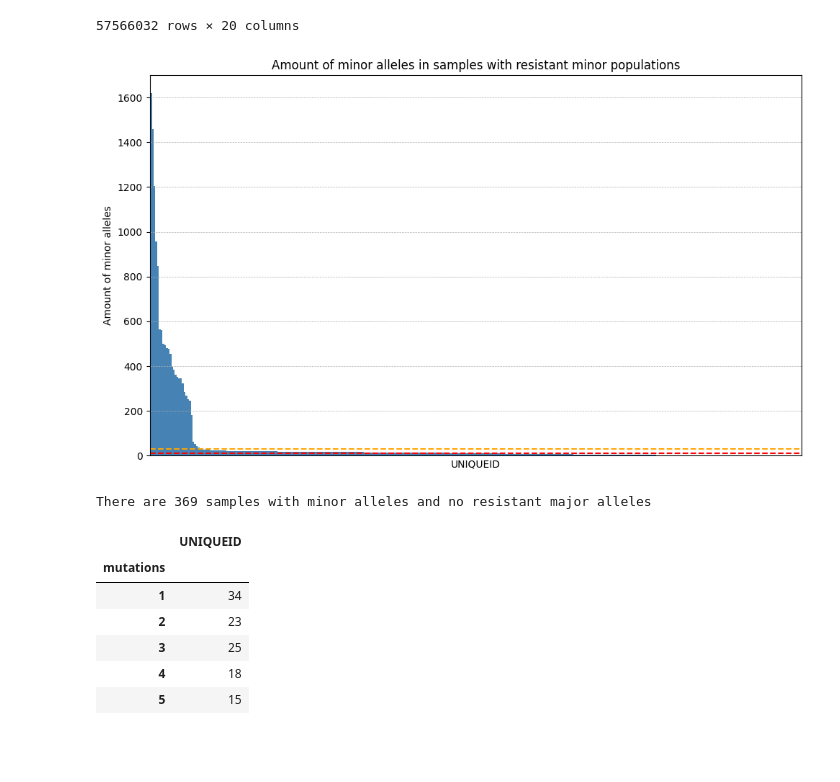
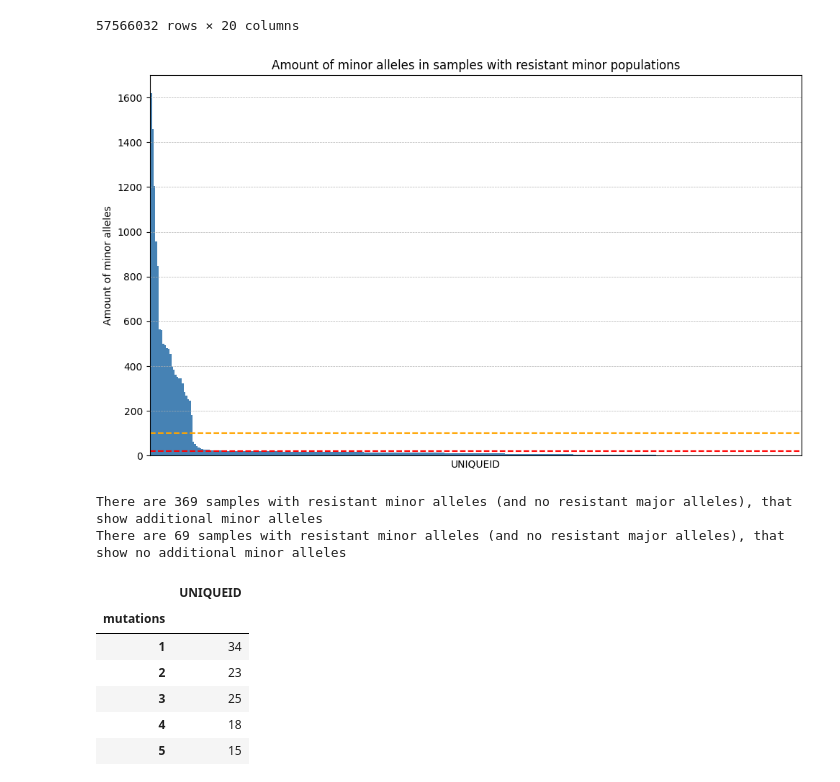
Before and after one commit to fowler-lab/tb-rnap-subpopulations, a Jupyter notebook: Reproduce_Figures.ipynb, the cells around one changed output. Cells and saved outputs as stored; diff of their text form; code cells hidden in the pictures; blank space fills up the shorter version.

```diff
--- a/Reproduce_Figures.ipynb
+++ b/Reproduce_Figures.ipynb
@@ -945,39 +886,41 @@ mutations_all
 # %%
 mutations_count_by_sample = mutations_all[(mutations_all.UNIQUEID.isin(res_minor_uniqueids)) & (mutations_all.RESISTANT_MUTATION == False) & (mutations_all.IS_MINOR_ALLELE == True)].UNIQUEID.value_counts()
 
 mutations_count_by_sample.plot(kind='bar', figsize=(10, 6), color='#4682B4', edgecolor='black', linewidth=0.0, width = 1.0)
 
 #remove x axis tick labels
 plt.xticks([])
 
 #add horizontal line for cut-off of emergence definition
-plt.axhline(y=12, color='red', linestyle='--')
-plt.axhline(y=30, color='orange', linestyle='--')
+plt.axhline(y=22, color='red', linestyle='--')
+plt.axhline(y=100, color='orange', linestyle='--')
 
 plt.xlabel('UNIQUEID')
 plt.ylabel('Amount of minor alleles')
 plt.title('Amount of minor alleles in samples with resistant minor populations')
 
 # Customize the y-axis ticks and grid
 plt.yticks(fontsize=10)
 plt.grid(axis='y', linestyle='--', linewidth=0.5)
 
 # Improve spacing and layout
 plt.tight_layout()
 
 #save figure in high resolution
 plt.savefig('figures/minor_SNP_distribution.png', dpi=300)
 
 plt.show()
 # %% [output]
-[figure, old version]
+[figure, new version]
 # %%
 mutations_count_by_sample= pd.DataFrame(mutations_count_by_sample)
 mutations_count_by_sample.rename(columns={'count': 'mutations'}, inplace=True)
 mutations_count_by_sample.reset_index(inplace=True)
-print(f"There are {len(mutations_count_by_sample)} samples with minor alleles and no resistant major alleles")
+print(f"There are {len(mutations_count_by_sample)} samples with resistant minor alleles (and no resistant major alleles), that show additional minor alleles")
+print(f"There are {len(mutations_all[(mutations_all.UNIQUEID.isin(res_minor_uniqueids)) & (mutations_all.RESISTANT_MUTATION == True) & (mutations_all.IS_MINOR_ALLELE == True)].UNIQUEID.unique())-len(mutations_count_by_sample)} samples with resistant minor alleles (and no resistant major alleles), that show no additional minor alleles")
 # %% [output]
-There are 369 samples with minor alleles and no resistant major alleles
+There are 369 samples with resistant minor alleles (and no resistant major alleles), that show additional minor alleles
+There are 69 samples with resistant minor alleles (and no resistant major alleles), that show no additional minor alleles
 # %%
 mutations_hist =  mutations_count_by_sample.groupby('mutations').count()
 mutations_hist
```
Also changed, not shown: parts of 15 cells of this notebook.
